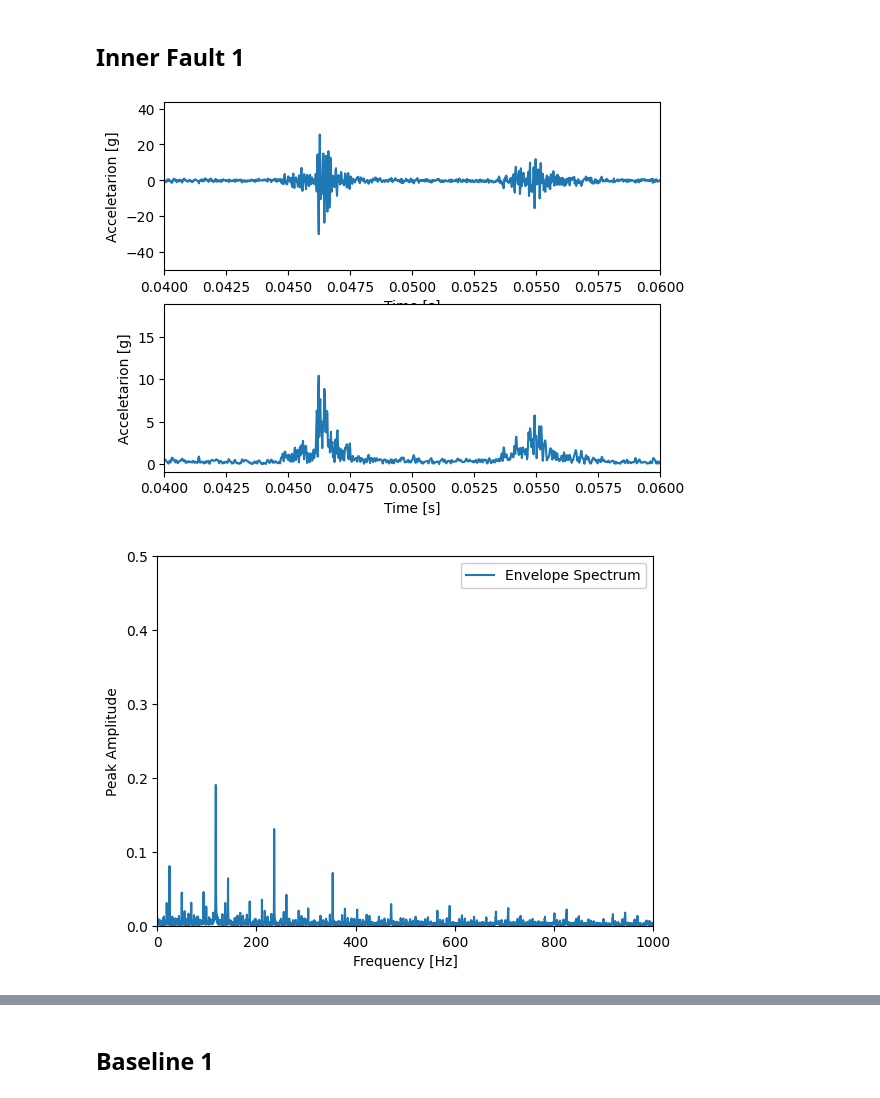
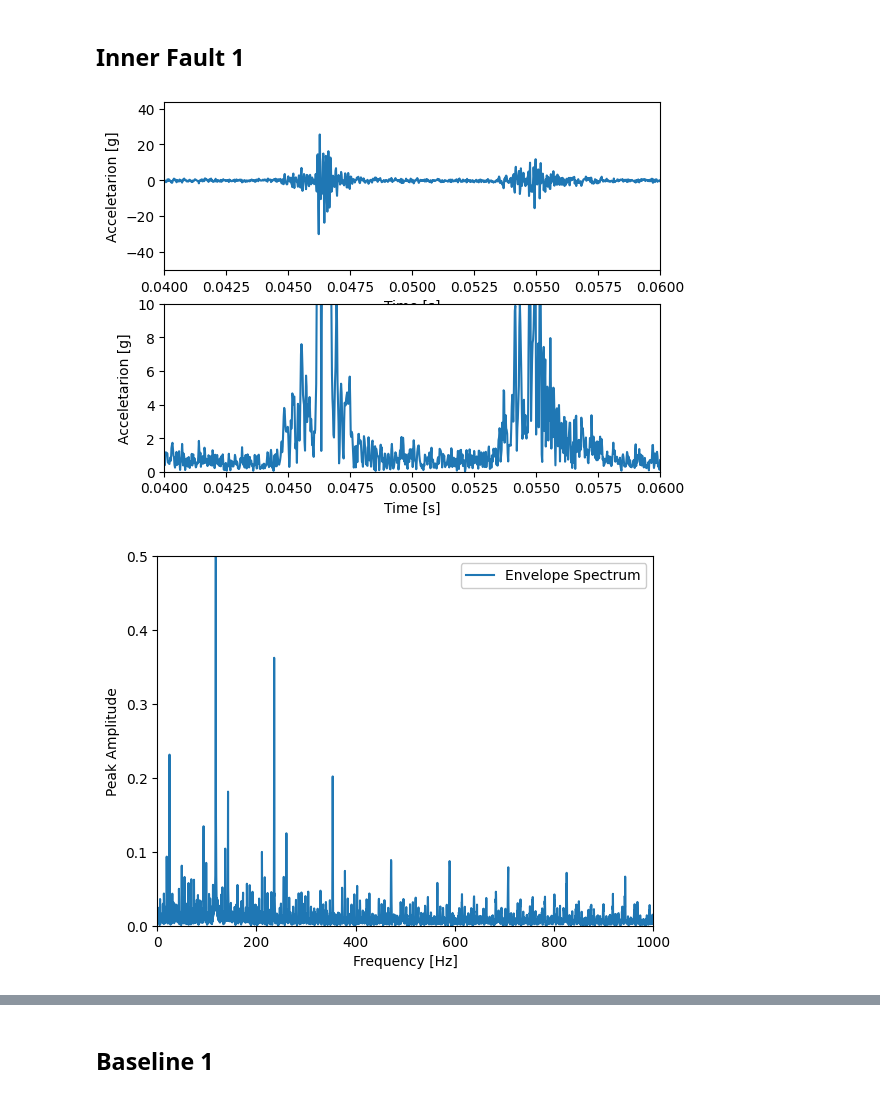
Before and after one commit to DimitriZC/Rolling-Fault-FFT-Wavelet-Analysis, a Jupyter notebook: trab.ipynb, the cells around one changed output, grey strips where cells are left out. Cells and saved outputs as stored; diff of their text form; code cells hidden in the pictures.

```diff
--- a/trab.ipynb
+++ b/trab.ipynb
@@ -74,15 +74,27 @@ def wavelet_filter(coefficients, wavelet) -> List:
 
     return Arecon
 
+def band_pass(signal, low, high, fs, order=5):
+    nyquist = 0.5*fs
+    low = low / nyquist
+    high = high / nyquist
+    b, a = butter(N=order, Wn=[low, high], fs=fs, btype='band')
+    return lfilter(b, a, signal)
 
-def env_spectrum(x, fs):
 
-    # analytic_signal = hilbert(x)
+def env_spectrum(x, fs, BAND=False, LOW=0, HIGH=0):
+
+    if BAND:
+        if not LOW or not HIGH:
+            raise AttributeError("Frequency Band not determined. Can't be zero!")
+        x = band_pass(x, LOW, HIGH, fs[0])
+
+    analytic_signal = hilbert(x)
+    envelope = np.abs(analytic_signal)
+
+    # y_d = np.gradient(np.abs(x))
+    # analytic_signal = hilbert(y_d)
     # envelope = np.abs(analytic_signal)
-
-    y_d = np.gradient(np.abs(x))
-    analytic_signal = hilbert(y_d)
-    envelope = np.abs(analytic_signal)
 
 
     f_env = np.fft.fftfreq(len(envelope), d=1/fs)
@@ -155,33 +167,33 @@ x_IRF_1, f_IRF_1, t_IRF_1, IRFDATA = Load(file_to_load)
 num = int(len(t_IRF_1)*0.001)
 
 freq, psd, L = PSD(x_IRF_1, t_IRF_1, num)
 
 # plot_psd(freq, psd, L, title)
 
 # Spec(np.transpose(x_IRF_1[:num])[0], f_IRF_1[0], title)
 
 p_env, f_env, x_env = env_spectrum(np.transpose(x_IRF_1[:])[0],  f_IRF_1[0])
 
 
 
 plot_env_spectrum(x_env, x_IRF_1, t_IRF_1)
-# plt.ylim(0, 10)
+plt.ylim(0, 10)
 
 plot_env_spectrum_analysis(f_env, p_env, IRFDATA)
 
 # Wavelet
 
 wavelet='db1'
 scales = (1, len(x_IRF_1))
 coeffs = pywt.wavedec(x_IRF_1, wavelet)
 
 recon = wavelet_filter(coeffs, wavelet)
 title = "Recon Inner Fault 1"
 
 p_env, f_env, x_env = env_spectrum(np.transpose(recon)[0],  f_IRF_1[0])
 
 
 plot_env_spectrum_analysis(f_env, p_env, IRFDATA)
 # %% [output]
-[figure, old version]
+[figure, new version]
-[figure, old version]
+[figure, new version]
```
Also changed, not shown: parts of 17 cells of this notebook.
